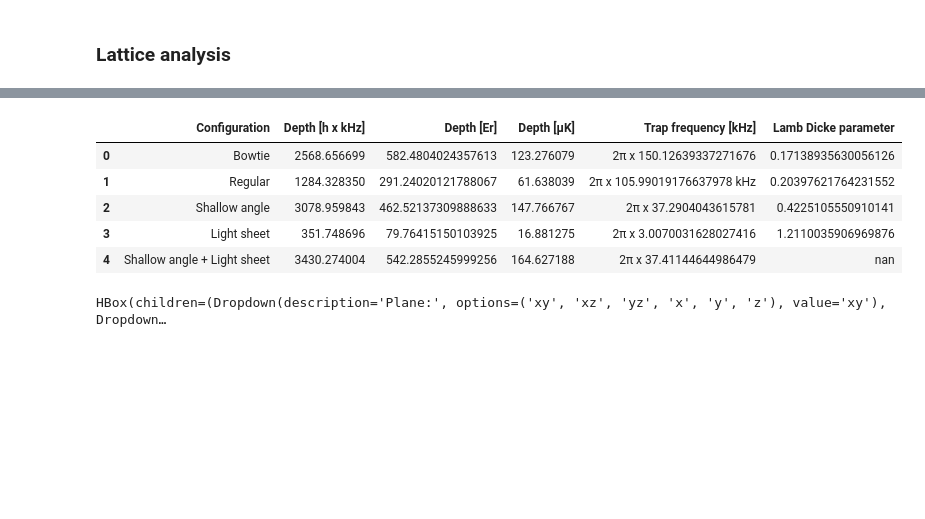
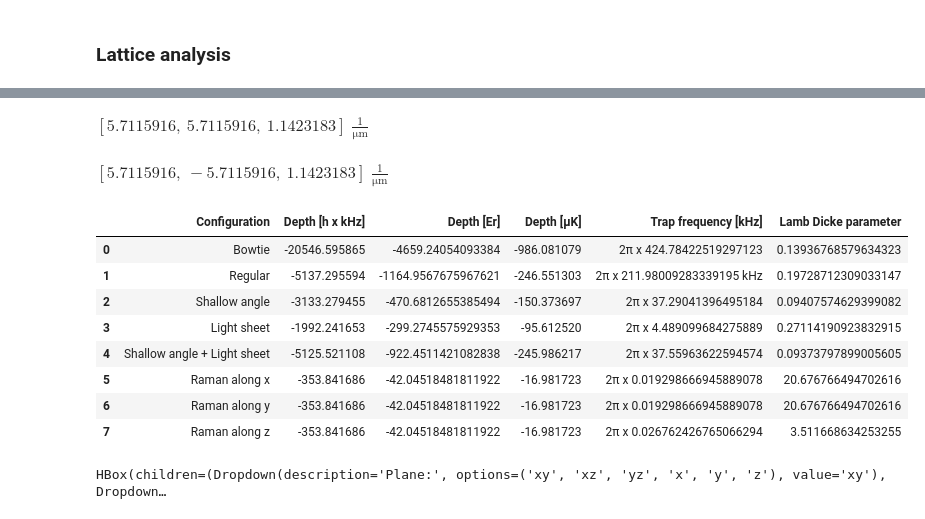
Before and after one commit to lightmat/lightmat, a Jupyter notebook: lattice.ipynb, the cells around one changed output, grey strips where cells are left out. Saved outputs shown, nothing was run; the diff lists cells and outputs as text; code cells hidden in the pictures; blank space fills up the shorter version.

```diff
--- a/lattice.ipynb
+++ b/lattice.ipynb
@@ -116,10 +174,13 @@ X, Y, Z = np.meshgrid(x, y, z, indexing='ij')
 # %%
 lat2d_regular = LaserSetup([lat1d_x, lat1d_y])
 
-V_bowtie_2d = - (1/(2*eps0*c) * alpha_S12_1064 * (bowtie.I(X, Y, Z))).to(u.kHz)
-V_regular_2d = - (1/(2*eps0*c) * alpha_S12_1064 * (lat2d_regular.I(X, Y, Z))).to(u.kHz)
+V_bowtie_2d = - (alpha_S12_1064 * bowtie.I(X, Y, Z)).to(u.kHz)
+V_regular_2d = - (alpha_S12_1064 * lat2d_regular.I(X, Y, Z)).to(u.kHz)
 
-V_light_sheet = - (1/(2*eps0*c) * alpha_S12_1064 * (lightsheet.I(X, Y, Z))).to(u.kHz)
-V_shallow_angle = - (1/(2*eps0*c) * alpha_S12_866 * (lat1d_z.I(X, Y, Z))).to(u.kHz)
+V_light_sheet = - (alpha_S12_1064 * lightsheet.I(X, Y, Z)).to(u.kHz)
+V_shallow_angle = - (alpha_S12_866 * lat1d_z.I(X, Y, Z)).to(u.kHz)
+
+V_raman1 = - (alpha_rm1 * (raman1.I(X, Y, Z))).to(u.kHz)
+V_raman2 = - (alpha_rm2 * (raman2.I(X, Y, Z))).to(u.kHz)
 # %%
 interactive_plot(
@@ -154,6 +216,6 @@ d2V_both_d2z = np.gradient(np.gradient(V_shallow_angle+V_light_sheet, z, axis=2)
 # %%
-def get_lattice_depth(V):
-    return np.max(V) - np.min(V)
+def get_lattice_depth(V, axis):
+    return np.min(V.min(axis=axis))
 
 def get_trap_frequency(d2V_d2xi):
     w_sq = ((h*d2V_d2xi).to(u.J/u.m**2) / m_K40).to(u.kHz**2)
@@ -162,7 +224,8 @@ def get_trap_frequency(d2V_d2xi):
     w[mask] = np.sqrt(w_sq[mask])
     return w
 
-def get_lamb_dicke(w, k):
-    w_recoil = (hbar*k**2 / (2*m_K40)).to(u.kHz)
-    return np.sqrt(w_recoil/w)
+def get_lamb_dicke(w_trap, k_raman):
+    a = np.sqrt(hbar/(2*m_K40*w_trap)).to(u.um)
+    k_raman = k_raman.to(1/u.um)
+    return k_raman*a
 # %%
@@ -189,3 +263,11 @@ eta_z_both = np.NaN
+# %%
+raman1.k_vec
+# %% [output]
+$[5.7115916,~5.7115916,~1.1423183] \; \mathrm{\frac{1}{\mu m}}$
+# %%
+raman2.k_vec
+# %% [output]
+$[5.7115916,~-5.7115916,~1.1423183] \; \mathrm{\frac{1}{\mu m}}$
 # %%
 data = {
     "Configuration": [
@@ -193,7 +275,10 @@ data = {
         "Regular",
         "Shallow angle",
         "Light sheet",
-        "Shallow angle + Light sheet"
+        "Shallow angle + Light sheet",
+        "Raman along x",
+        "Raman along y",
+        "Raman along z",
     ],
     "Depth [h x kHz]": [
         depth_xy_bowtie.to(u.kHz).value,
@@ -201,6 +286,9 @@ data = {
         depth_z_shallow_angle.to(u.kHz).value,
         depth_z_light_sheet.to(u.kHz).value,
         depth_z_both.to(u.kHz).value,
+        depth_x_raman.to(u.kHz).value,
+        depth_y_raman.to(u.kHz).value,
+        depth_z_raman.to(u.kHz).value,
     ],
     "Depth [Er]": [
         depth_xy_bowtie/Er_1064,
@@ -208,39 +296,54 @@ data = {
         depth_z_shallow_angle/Er_866,
         depth_z_light_sheet/Er_1064,
         depth_z_shallow_angle/Er_866 + depth_z_light_sheet/Er_1064,
+        depth_x_raman/Er_rm,
+        depth_y_raman/Er_rm,
+        depth_z_raman/Er_rm,
     ],
     "Depth [µK]": [
         (h*depth_xy_bowtie/k_B).to(u.uK).value,
         (h*depth_xy_regular/k_B).to(u.uK).value,
         (h*depth_z_shallow_angle/k_B).to(u.uK).value,
         (h*depth_z_light_sheet/k_B).to(u.uK).value,
         (h*depth_z_both/k_B).to(u.uK).value,
+        (h*depth_x_raman/k_B).to(u.uK).value,
+        (h*depth_y_raman/k_B).to(u.uK).value,
+        (h*depth_z_raman/k_B).to(u.uK).value,
     ],
     "Trap frequency [kHz]": [
         f'2π x {np.nanmax(w_xy_bowtie).to(u.kHz).value / (2*np.pi)}',
         f'2π x {np.nanmax(w_xy_regular).to(u.kHz) / (2*np.pi)}',
         f'2π x {np.nanmax(w_z_shallow_angle).to(u.kHz).value / (2*np.pi)}',
         f'2π x {np.nanmax(w_z_light_sheet).to(u.kHz).value / (2*np.pi)}',
         f'2π x {np.nanmax(w_z_both).to(u.kHz).value / (2*np.pi)}',
+        f'2π x {np.nanmax(w_x_raman).to(u.kHz).value / (2*np.pi)}',
+        f'2π x {np.nanmax(w_y_raman).to(u.kHz).value / (2*np.pi)}',
+        f'2π x {np.nanmax(w_z_raman).to(u.kHz).value / (2*np.pi)}',
     ],
     "Lamb Dicke parameter": [
         eta_xy_bowtie,
         eta_xy_regular,
         eta_z_shallow_angle,
         eta_z_light_sheet,
         eta_z_both,
+        eta_x_raman,
+        eta_y_raman,
+        eta_z_raman,
     ],
 }
 
 df = pd.DataFrame(data)
 df.style.set_properties(**{'text-align': 'left'})
 # %% [output]
 |  | Configuration | Depth [h x kHz] | Depth [Er] | Depth [µK] | Trap frequency [kHz] | Lamb Dicke parameter |
-| 0 | Bowtie | 2568.656699 | 582.4804024357613 | 123.276079 | 2π x 150.12639337271676 | 0.17138935630056126 |
-| 1 | Regular | 1284.328350 | 291.24020121788067 | 61.638039 | 2π x 105.99019176637978 kHz | 0.20397621764231552 |
-| 2 | Shallow angle | 3078.959843 | 462.52137309888633 | 147.766767 | 2π x 37.2904043615781 | 0.4225105550910141 |
-| 3 | Light sheet | 351.748696 | 79.76415150103925 | 16.881275 | 2π x 3.0070031628027416 | 1.2110035906969876 |
-| 4 | Shallow angle + Light sheet | 3430.274004 | 542.2855245999256 | 164.627188 | 2π x 37.41144644986479 | nan |
+| 0 | Bowtie | -20546.595865 | -4659.24054093384 | -986.081079 | 2π x 424.78422519297123 | 0.13936768579634323 |
+| 1 | Regular | -5137.295594 | -1164.9567675967621 | -246.551303 | 2π x 211.98009283339195 kHz | 0.19728712309033147 |
+| 2 | Shallow angle | -3133.279455 | -470.6812655385494 | -150.373697 | 2π x 37.29041396495184 | 0.09407574629399082 |
+| 3 | Light sheet | -1992.241653 | -299.2745575929353 | -95.612520 | 2π x 4.489099684275889 | 0.27114190923832915 |
+| 4 | Shallow angle + Light sheet | -5125.521108 | -922.4511421082838 | -245.986217 | 2π x 37.55963622594574 | 0.09373797899005605 |
+| 5 | Raman along x | -353.841686 | -42.04518481811922 | -16.981723 | 2π x 0.019298666945889078 | 20.676766494702616 |
+| 6 | Raman along y | -353.841686 | -42.04518481811922 | -16.981723 | 2π x 0.019298666945889078 | 20.676766494702616 |
+| 7 | Raman along z | -353.841686 | -42.04518481811922 | -16.981723 | 2π x 0.026762426765066294 | 3.511668634253255 |
 # %%
 interactive_plot(
     [w_xy_bowtie, w_xy_regular, w_z_shallow_angle, w_z_light_sheet, w_z_both],
```
Also changed, not shown: parts of 12 cells of this notebook, 1 other file.
